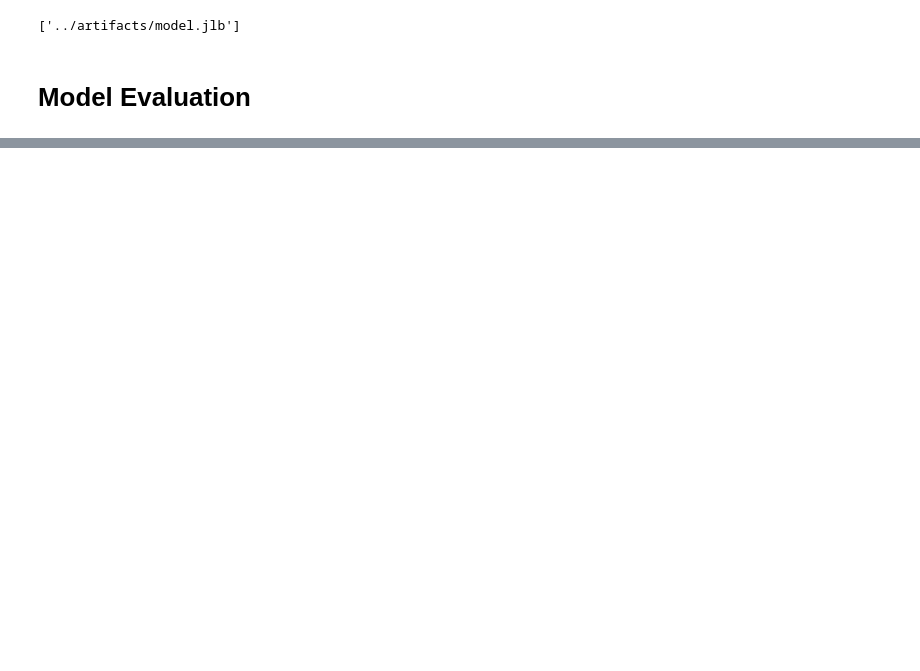
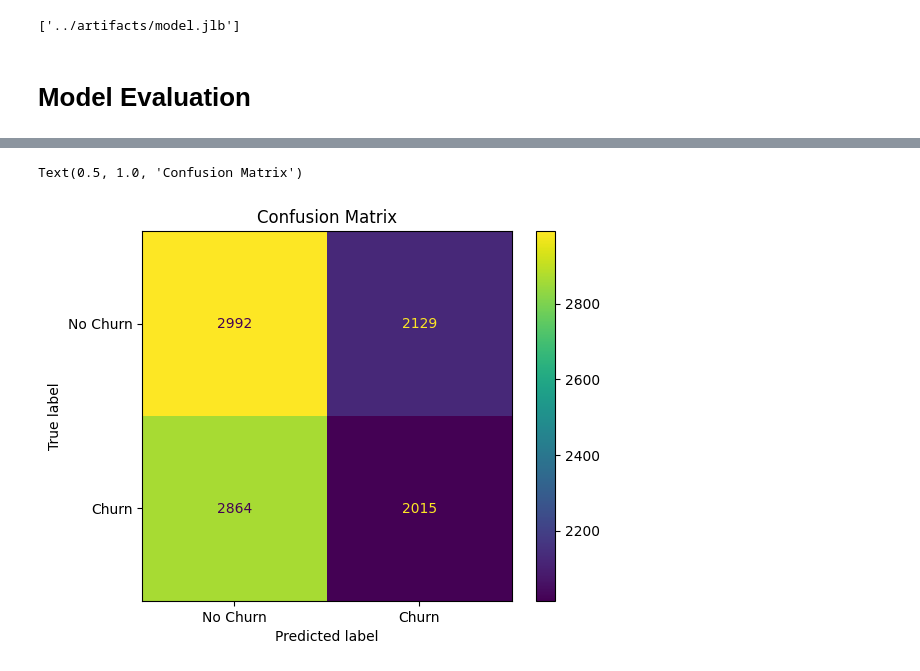
Before and after one commit to ZenithFlux/Customer_Churn_Prediction, a Jupyter notebook: notebooks/model_training.ipynb, the cells around one changed output, grey strips where cells are left out. Saved outputs shown, nothing was run; the diff lists cells and outputs as text; code cells hidden in the pictures; blank space fills up the shorter version.

```diff
--- a/notebooks/model_training.ipynb
+++ b/notebooks/model_training.ipynb
@@ -235,6 +240,6 @@ jl.dump(model, "../artifacts/model.jlb")
 # %%
 import joblib as jl
 
-model = jl.load("../artifacts/model.jlb")
+model = jl.load("../artifacts/ml_model.jlb")
 model
 # %% [output]
@@ -251,0 +264,10 @@ XGBClassifier(base_score=None, booster=None, callbacks=None,
+# %%
+from sklearn.metrics import ConfusionMatrixDisplay, confusion_matrix
+
+cm = ConfusionMatrixDisplay(confusion_matrix(Y_test, model.predict(X_test),
+                                             labels=[0,1]), display_labels=["No Churn", "Churn"])
+cm.plot()
+plt.title("Confusion Matrix")
+# %% [output]
+Text(0.5, 1.0, 'Confusion Matrix')
+[figure, added]
```
Also changed, not shown: parts of 9 cells of this notebook, 1 other file.
